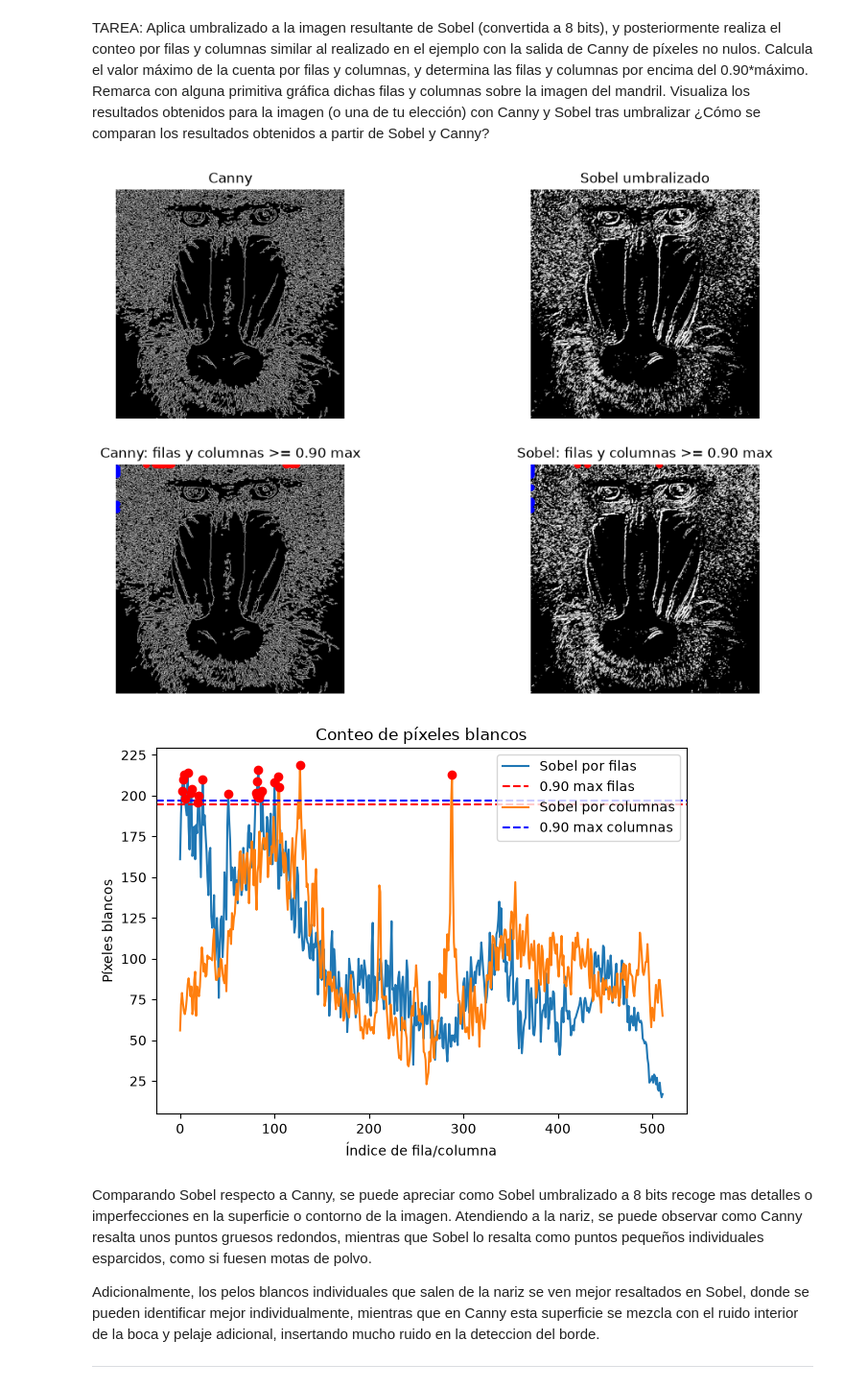
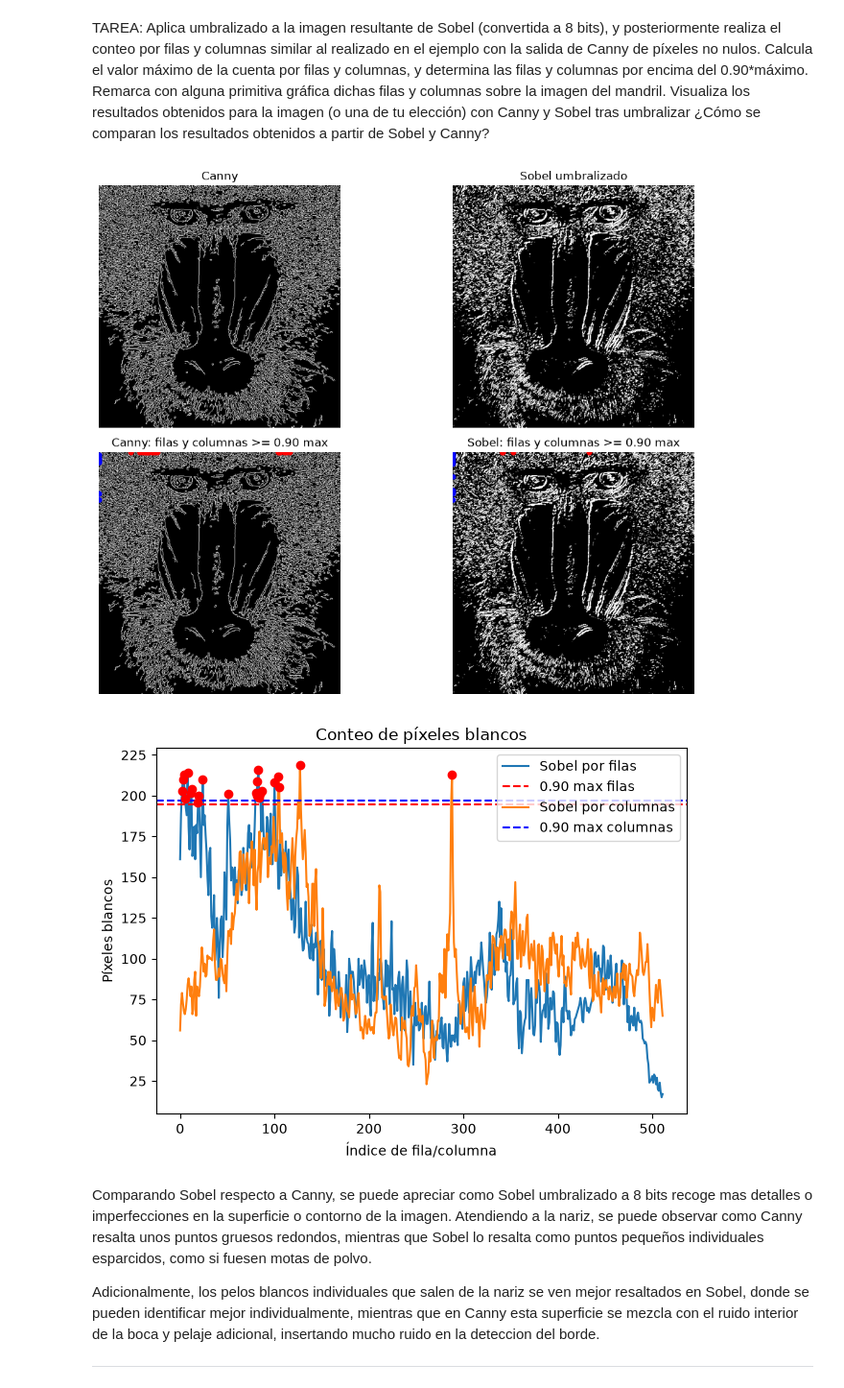
Before and after one commit to SkinnyDevi/computer-vision, a Jupyter notebook: P2/notebooks/VC_P2_FMV.ipynb, the cells around one changed output. Shown at 96% size. Cells and saved outputs as stored; diff of their text form; code cells hidden in the pictures.

```diff
--- a/P2/VC_P2_FMV.ipynb
+++ b/P2/notebooks/VC_P2_FMV.ipynb
@@ -102,34 +102,36 @@ plt.axis('off')
 
 plt.subplot(2, 2, 3)
 plt.imshow(canny, cmap='gray')
 plt.title('Canny: filas y columnas >= 0.90 max')
 plt.plot(np.zeros_like(rows_loc), rows_loc, 'bo', markersize=5)
 plt.plot(cols_loc, np.zeros_like(cols_loc), 'ro', markersize=5)
 plt.axis('off')
 
 plt.subplot(2, 2, 4)
 plt.imshow(sobel_umbral_mat, cmap='gray')
 plt.title('Sobel: filas y columnas >= 0.90 max')
 plt.plot(np.zeros_like(rows_loc_sobel), rows_loc_sobel, 'bo', markersize=5)
 plt.plot(cols_loc_sobel, np.zeros_like(cols_loc_sobel), 'ro', markersize=5)
 plt.axis('off')
+plt.tight_layout()
 
 plt.figure()
 plt.plot(filas_blancas, label='Sobel por filas')
 plt.axhline(max_row_sobel * THRESHOLD, color='r', linestyle='--', label='0.90 max filas')
 plt.plot(columnas_blancas, label='Sobel por columnas')
 plt.axhline(max_col_sobel * THRESHOLD, color='b', linestyle='--', label='0.90 max columnas')
 plt.xlabel('Índice de fila/columna')
 plt.ylabel('Píxeles blancos')
 plt.title('Conteo de píxeles blancos')
 plt.plot(cols_loc_sobel, columnas_blancas[cols_loc_sobel], 'ro')
 plt.plot(rows_loc_sobel, filas_blancas[rows_loc_sobel], 'ro')
+plt.tight_layout()
 plt.legend()
 
 plt.tight_layout()
 plt.show()
 # %% [output]
-[figure, old version]
+[figure, new version]
 [figure]
 # %% [markdown]
 Comparando Sobel respecto a Canny, se puede apreciar como Sobel umbralizado a 8 bits recoge mas detalles o imperfecciones en la superficie o contorno de la imagen. Atendiendo a la nariz, se puede observar como Canny resalta unos puntos gruesos redondos, mientras que Sobel lo resalta como puntos pequeños individuales esparcidos, como si fuesen motas de polvo.
```
Also changed, not shown: parts of 1 cell of this notebook, 16 other files.
